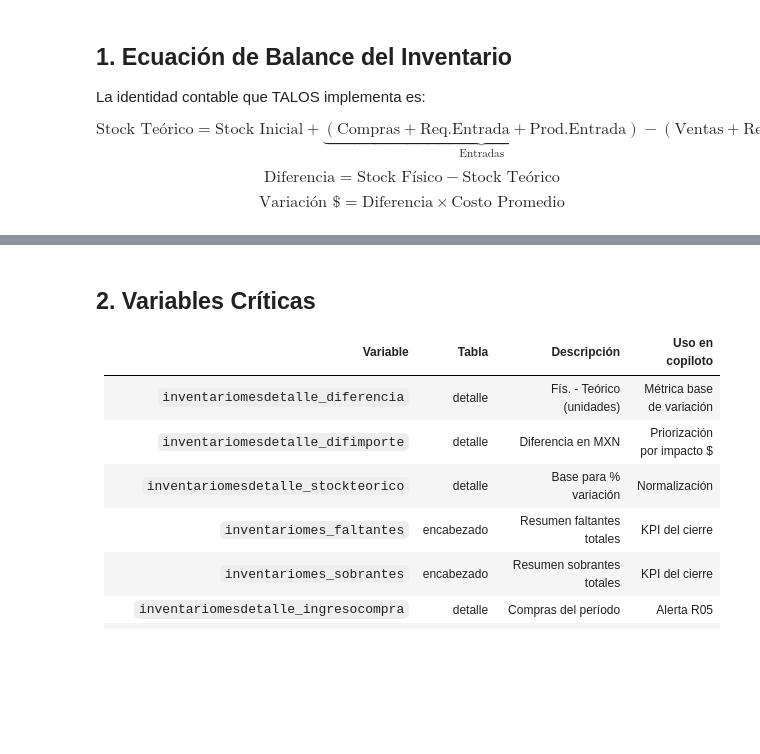
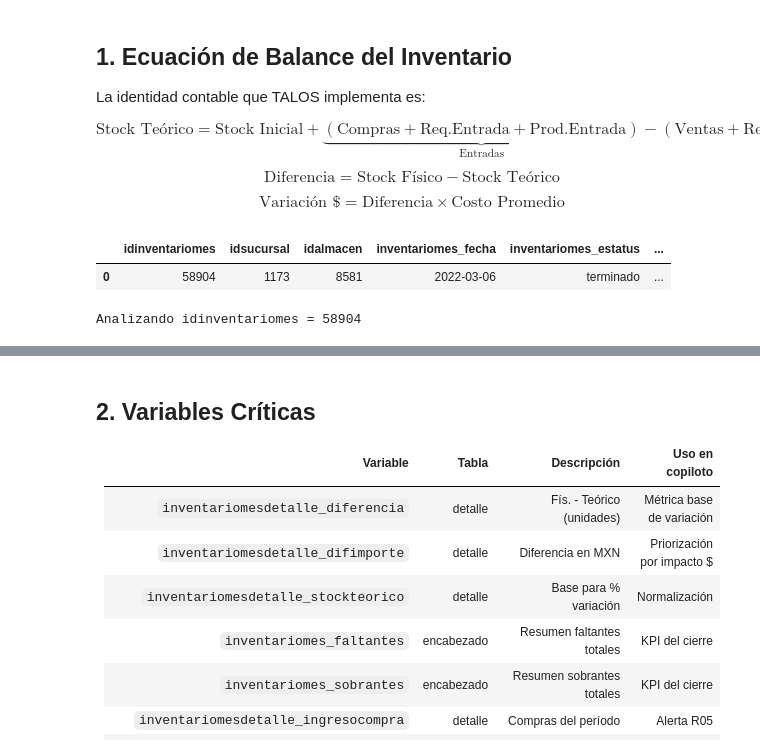
Before and after one commit to CristobalMe/reto-final, a Jupyter notebook: notebooks/2_cierre_semana_logic.ipynb, the cells around one changed output, grey strips where cells are left out. Cells and saved outputs as stored; diff of their text form; code cells hidden in the pictures; blank space fills up the shorter version.

```diff
--- a/notebooks/2_cierre_semana_logic.ipynb
+++ b/notebooks/2_cierre_semana_logic.ipynb
@@ -57,24 +59,39 @@ $$
 \text{Variación }\$ = \text{Diferencia} \times \text{Costo Promedio}
 $$
 # %%
-# Seleccionamos un cierre representativo para verificar la ecuación.
-# Usamos uno reciente con estado 'terminado' o 'aplicado'.
+# Seleccionar un cierre con variaciones reales para ilustrar las distribuciones.
+# Buscamos el de mayor |faltantes| + |sobrantes| en el rango reciente.
 from sqlalchemy import text
 
 with engine.connect() as conn:
     sample_inv = pd.read_sql(text("""
-        SELECT idinventariomes, idsucursal, idalmacen, inventariomes_fecha,
-               inventariomes_estatus, inventariomes_faltantes, inventariomes_sobrantes
-        FROM inventariomes
-        WHERE inventariomes_estatus IN ('terminado','aplicado')
-          AND YEAR(inventariomes_fecha) BETWEEN 2023 AND 2025
-        ORDER BY RAND(99)
+        SELECT
+            im.idinventariomes, im.idsucursal, im.idalmacen,
+            im.inventariomes_fecha, im.inventariomes_estatus,
+            im.inventariomes_faltantes, im.inventariomes_sobrantes,
+            ABS(im.inventariomes_faltantes)
+                + ABS(im.inventariomes_sobrantes) AS impacto_total
+        FROM inventariomes im
+        JOIN (
+            SELECT idinventariomes
+            FROM inventariomesdetalle
+            GROUP BY idinventariomes
+            HAVING SUM(inventariomesdetalle_diferencia != 0) > 5
+        ) d ON d.idinventariomes = im.idinventariomes
+        WHERE im.inventariomes_estatus IN ('terminado','aplicado')
+          AND YEAR(im.inventariomes_fecha) BETWEEN 2020 AND 2025
+          AND ABS(im.inventariomes_faltantes) BETWEEN 100 AND 500000
+        ORDER BY impacto_total DESC
         LIMIT 5
     """), conn)
 
 display(sample_inv)
 INV_ID = int(sample_inv.iloc[0]['idinventariomes'])
 print(f'\nAnalizando idinventariomes = {INV_ID}')
+# %% [output]
+|  | idinventariomes | idsucursal | idalmacen | inventariomes_fecha | inventariomes_estatus | ... |
+| 0 | 58904 | 1173 | 8581 | 2022-03-06 | terminado | ... |
+Analizando idinventariomes = 58904
 # %%
 # Cargar encabezado y detalle
 header = get_cierre_header(engine, INV_ID)
```
Also changed, not shown: parts of 10 cells of this notebook, 3 other files.
